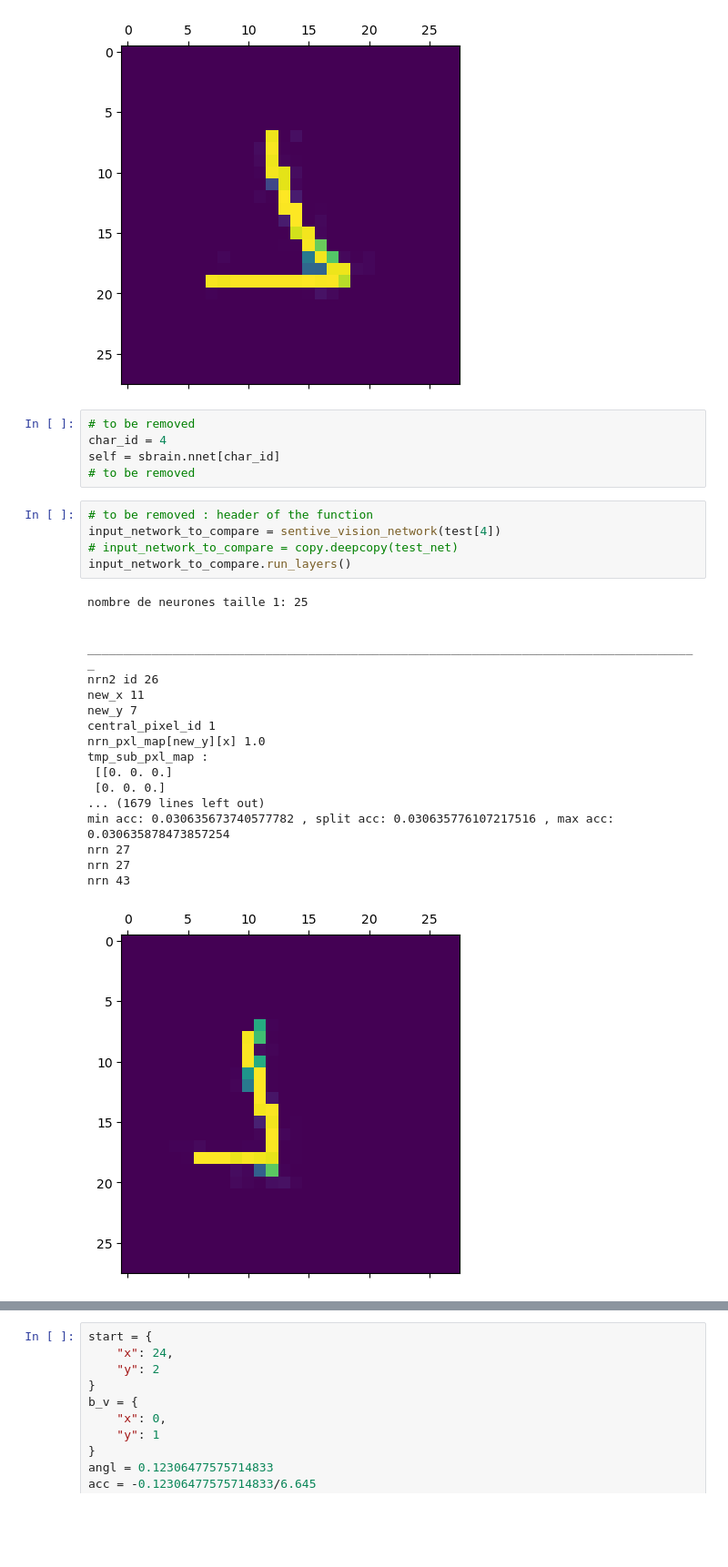
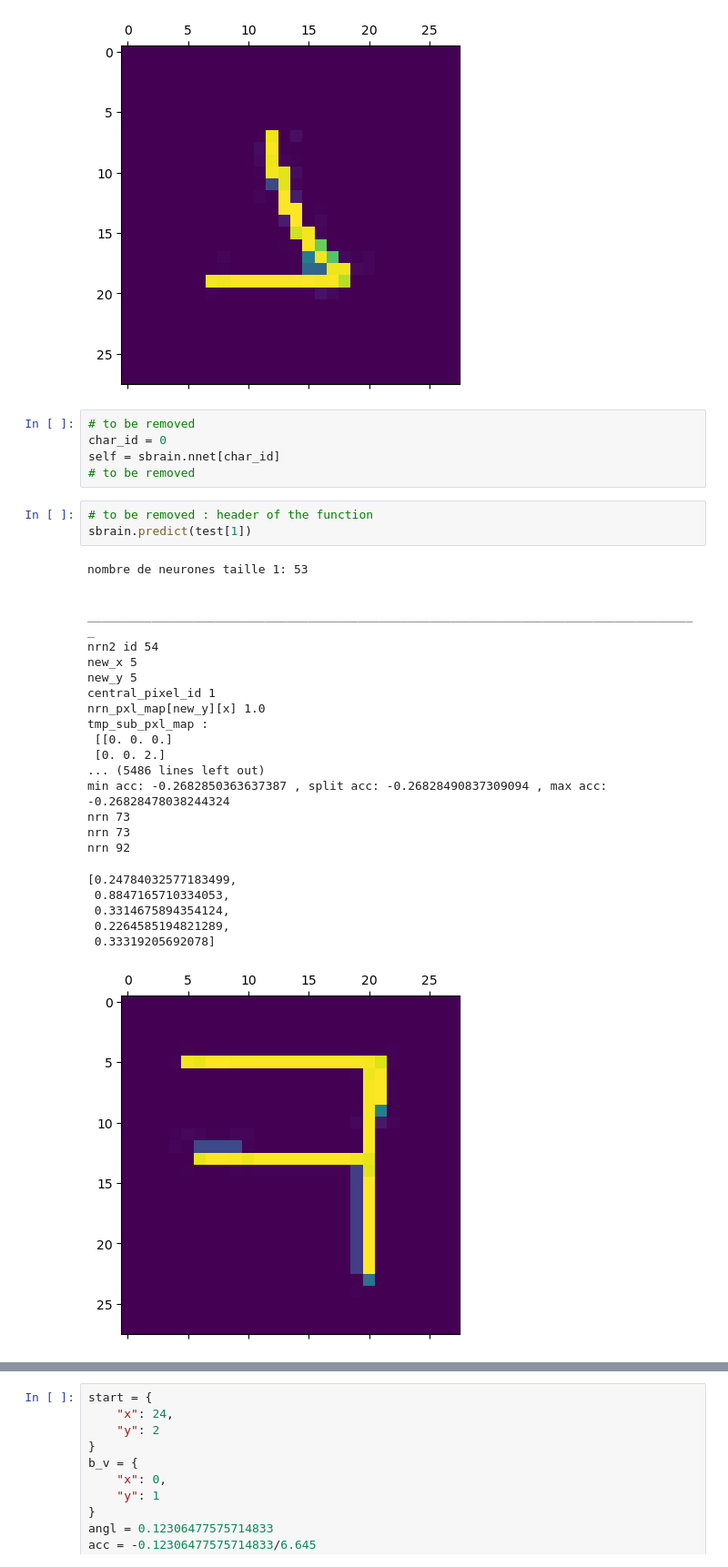
Before and after one commit to oliviermanette/Sentive-One-Shot-Learning-Omniglot, a Jupyter notebook: sandbox metadl/projet article can dynamic neural network improve few shot learning.ipynb, the cells around one changed output, grey strips where cells are left out. Shown at 91% size. Cells and saved outputs as stored; diff of their text form; blank space fills up the shorter version.

```diff
--- a/sandbox metadl/projet article can dynamic neural network improve few shot learning.ipynb
+++ b/sandbox metadl/projet article can dynamic neural network improve few shot learning.ipynb
@@ -50,30 +50,33 @@ mtrx_weights_pxl:
 [figure]
 # %%
 # to be removed
-char_id = 4
+char_id = 0
 self = sbrain.nnet[char_id]
 # to be removed
 # %%
 # to be removed : header of the function
-input_network_to_compare = sentive_vision_network(test[4])
-# input_network_to_compare = copy.deepcopy(test_net)
-input_network_to_compare.run_layers()
+sbrain.predict(test[1])
 # %% [output]
-nombre de neurones taille 1: 25
+nombre de neurones taille 1: 53
 
 
 ______________________________________________________________________________________
-nrn2 id 26
-new_x 11
-new_y 7
+nrn2 id 54
+new_x 5
+new_y 5
 central_pixel_id 1
 nrn_pxl_map[new_y][x] 1.0
 tmp_sub_pxl_map :
  [[0. 0. 0.]
- [0. 0. 0.]
-... (1679 lines left out)
-min acc: 0.030635673740577782 , split acc: 0.030635776107217516 , max acc: 0.030635878473857254
-nrn 27
-nrn 27
-nrn 43
+ [0. 0. 2.]
+... (5486 lines left out)
+min acc: -0.2682850363637387 , split acc: -0.26828490837309094 , max acc: -0.26828478038244324
+nrn 73
+nrn 73
+nrn 92
+[0.24784032577183499,
+ 0.8847165710334053,
+ 0.3314675894354124,
+ 0.2264585194821289,
+ 0.33319205692078]
-[figure, old version]
+[figure, new version]
```
Also changed, not shown: parts of 37 cells of this notebook, 2 other files.
